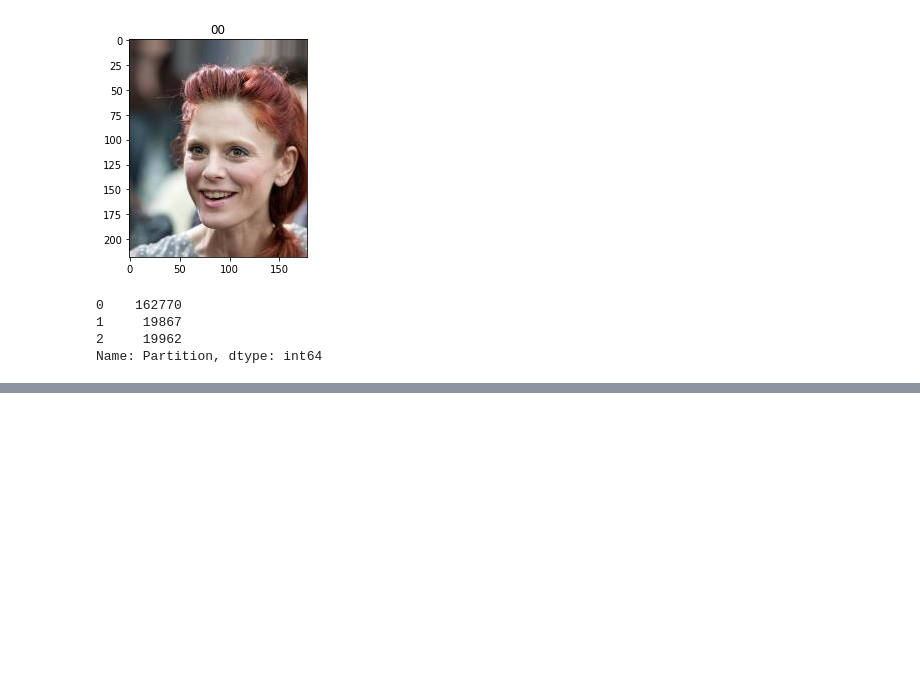
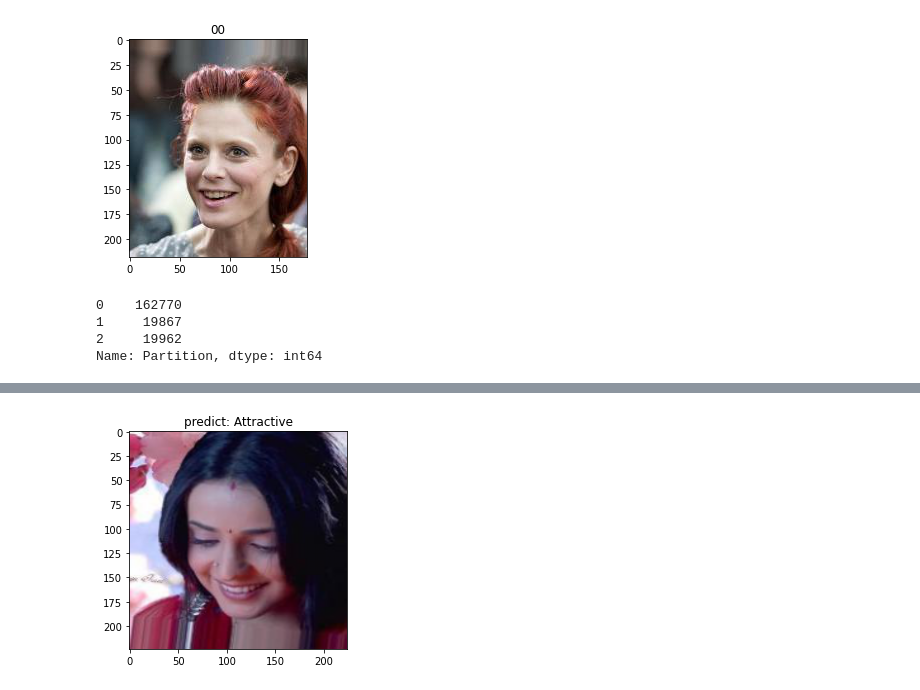
Before and after one commit to qkrcks0/Image_Recognition_Attraction_model, a Jupyter notebook: Image_Recognition_Attraction_Model.ipynb, the cells around one changed output, grey strips where cells are left out. Saved outputs shown, nothing was run; the diff lists cells and outputs as text; code cells hidden in the pictures; blank space fills up the shorter version.

```diff
--- a/Image_Recognition_Attraction_Model.ipynb
+++ b/Image_Recognition_Attraction_Model.ipynb
@@ -158,11 +160,11 @@ mobilenetv2 = MobileNetV2(weights="imagenet", include_top=False, input_shape=INP
 # %%
 def create_model():
     model = models.Sequential()
-    model.add(mobilenetv2)
+    model.add(inceptionv3)
     model.add(layers.GlobalAveragePooling2D())
-    model.add(layers.Flatten(name="flatten"))
+    model.add(layers.Dense(1024, activation="relu"))
+    model.add(layers.Dropout(0.5))
     model.add(layers.Dense(512, activation="relu"))
-    model.add(layers.Dropout(0.5))
     model.add(layers.Dense(2, activation="softmax"))
 
     return model
@@ -203,10 +197,10 @@ gender_train_generator = gender_train_datagen.flow(x_train,
 # %%
 validation_steps = x_val.shape[0]
 # %%
-gender_history = gender_model.fit(gender_train_generator,
-                                  steps_per_epoch=len(gender_train_generator),
+attractive_history = attractive_model.fit(attractive_train_generator,
+                                  steps_per_epoch=len(attractive_train_generator),
                                   epochs=NUM_EPHOCHS,
-                                  validation_data=(x_val, gender_y_val),
+                                  validation_data=(x_val, attractive_y_val),
                                   validation_steps=validation_steps)
 # %% [output]
 Epoch 1/20
@@ -220,4 +222,0 @@ attractive_model = create_model()
-# %%
-attractive_model.compile(optimizer=Adam(lr_schedule),
-              loss="categorical_crossentropy",
-              metrics=['accuracy'])
@@ -247,6 +222,0 @@ attractive_val_generator = attractive_val_datagen.flow(x_val,
-# %%
-attractive_history = attractive_model.fit(attractive_train_generator,
-                                  steps_per_epoch=len(attractive_train_generator),
-                                  epochs=NUM_EPHOCHS,
-                                  validation_data=attractive_val_generator,
-                                  validation_steps=len(attractive_val_generator))
@@ -252,0 +225,8 @@ attractive_history = attractive_model.fit(attractive_train_generator,
+# %%
+pred = attractive_model.predict(x_test, batch_size=BATCH_SIZE)
+img = x_test[1212].reshape((224,224,3))
+plt.title("predict: " + attractive[np.argmax(pred[1212])])
+plt.imshow(img)
+plt.show()
+# %% [output]
+[figure, added]
```
Also changed, not shown: parts of 21 cells of this notebook.
